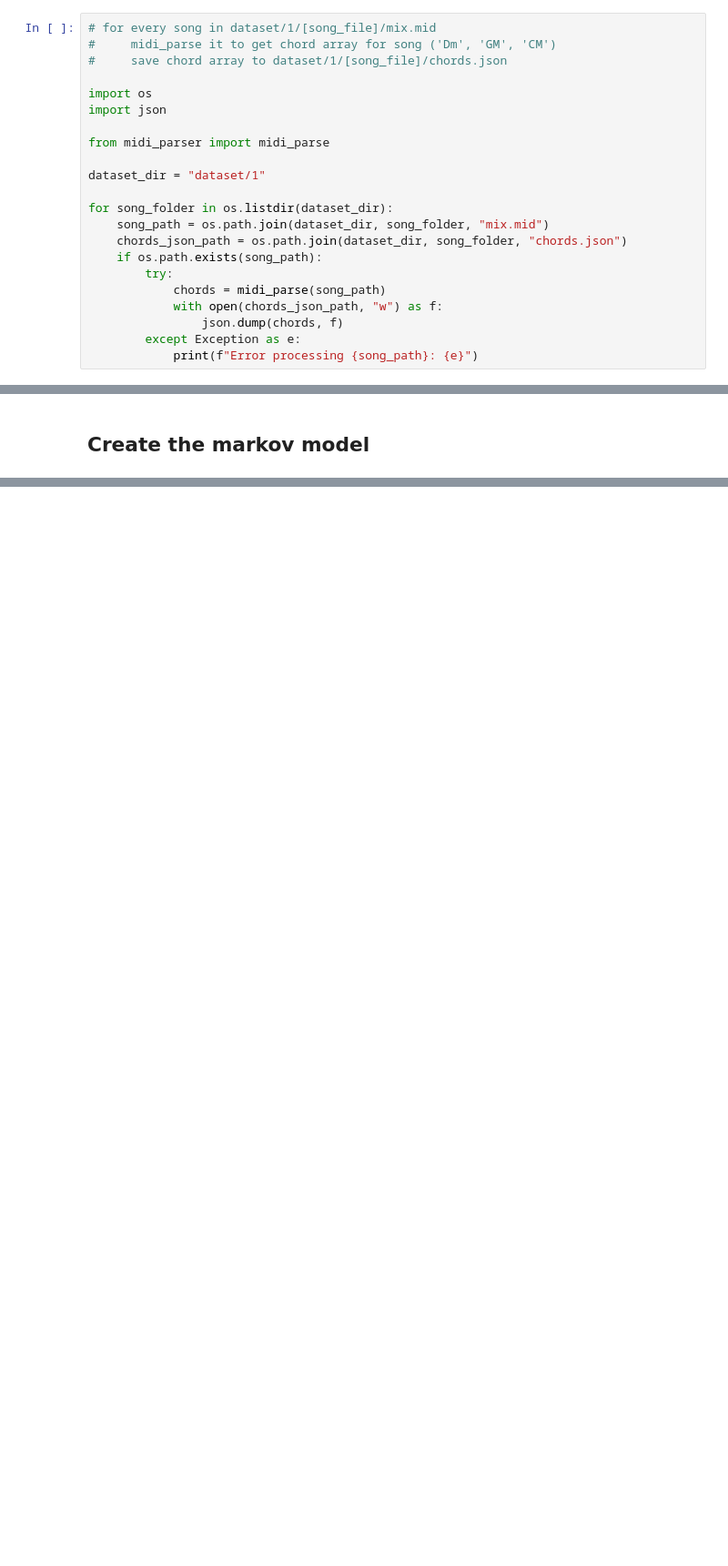
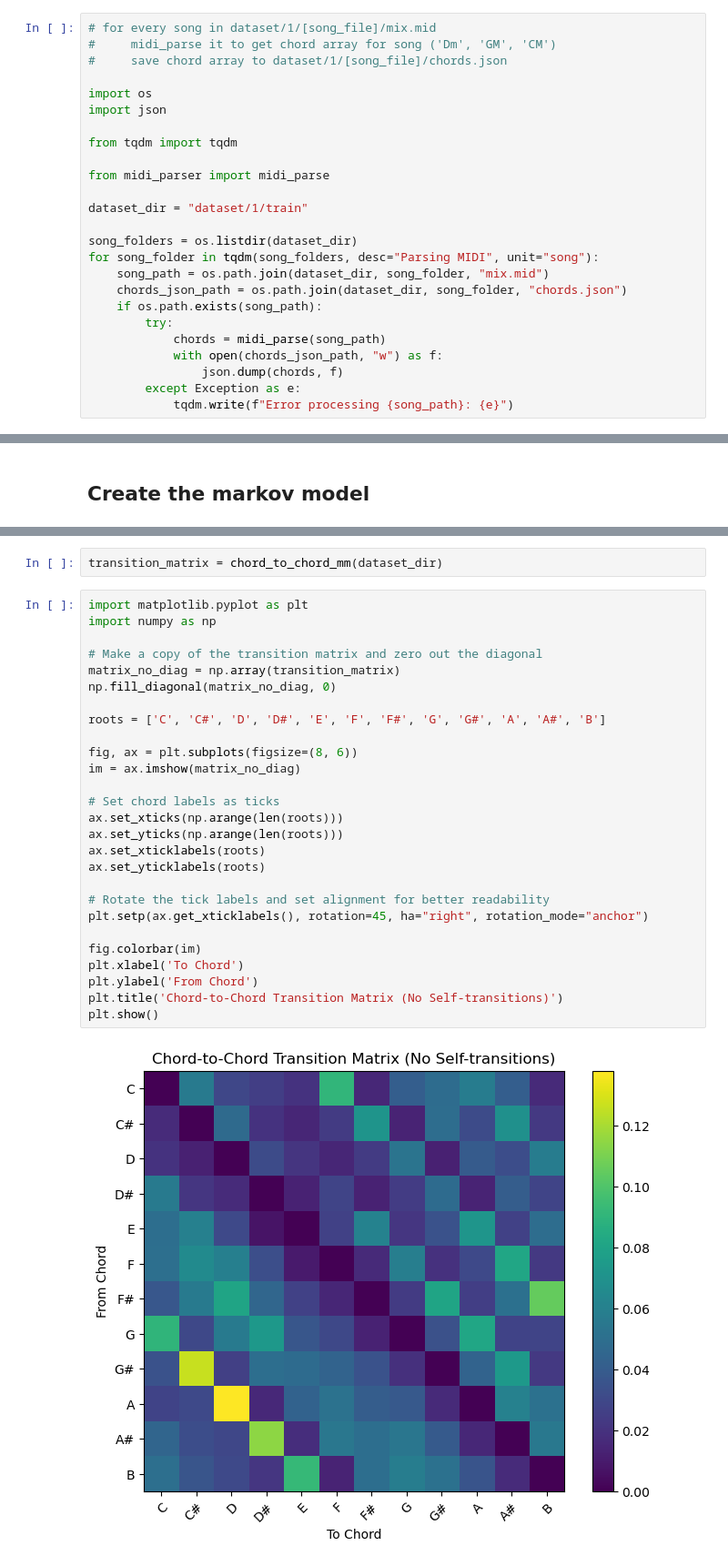
Before and after one commit to Charmunk/SATB-Harmonization, a Jupyter notebook: chord_to_chord_mm.ipynb, the cells around one changed output, grey strips where cells are left out. Shown at 91% size. Drawn from its saved outputs; the diff is of its cells as text; blank space fills up the shorter version.

```diff
--- a/chord_to_chord_mm.ipynb
+++ b/chord_to_chord_mm.ipynb
@@ -31,11 +33,14 @@ Normalize the matrix so every column adds up to 1.
 import os
 import json
 
+from tqdm import tqdm
+
 from midi_parser import midi_parse
 
-dataset_dir = "dataset/1"
+dataset_dir = "dataset/1/train"
 
-for song_folder in os.listdir(dataset_dir):
+song_folders = os.listdir(dataset_dir)
+for song_folder in tqdm(song_folders, desc="Parsing MIDI", unit="song"):
     song_path = os.path.join(dataset_dir, song_folder, "mix.mid")
     chords_json_path = os.path.join(dataset_dir, song_folder, "chords.json")
     if os.path.exists(song_path):
@@ -44,4 +49,4 @@ for song_folder in os.listdir(dataset_dir):
             with open(chords_json_path, "w") as f:
                 json.dump(chords, f)
         except Exception as e:
-            print(f"Error processing {song_path}: {e}")
+            tqdm.write(f"Error processing {song_path}: {e}")
@@ -49,0 +117,31 @@ for song_folder in os.listdir(dataset_dir):
+# %%
+transition_matrix = chord_to_chord_mm(dataset_dir)
+# %%
+import matplotlib.pyplot as plt
+import numpy as np
+
+# Make a copy of the transition matrix and zero out the diagonal
+matrix_no_diag = np.array(transition_matrix)
+np.fill_diagonal(matrix_no_diag, 0)
+
+roots = ['C', 'C#', 'D', 'D#', 'E', 'F', 'F#', 'G', 'G#', 'A', 'A#', 'B']
+
+fig, ax = plt.subplots(figsize=(8, 6))
+im = ax.imshow(matrix_no_diag)
+
+# Set chord labels as ticks
+ax.set_xticks(np.arange(len(roots)))
+ax.set_yticks(np.arange(len(roots)))
+ax.set_xticklabels(roots)
+ax.set_yticklabels(roots)
+
+# Rotate the tick labels and set alignment for better readability
+plt.setp(ax.get_xticklabels(), rotation=45, ha="right", rotation_mode="anchor")
+
+fig.colorbar(im)
+plt.xlabel('To Chord')
+plt.ylabel('From Chord')
+plt.title('Chord-to-Chord Transition Matrix (No Self-transitions)')
+plt.show()
+# %% [output]
+[figure, added]
```
Also changed, not shown: parts of 4 cells of this notebook, 5 other files.
